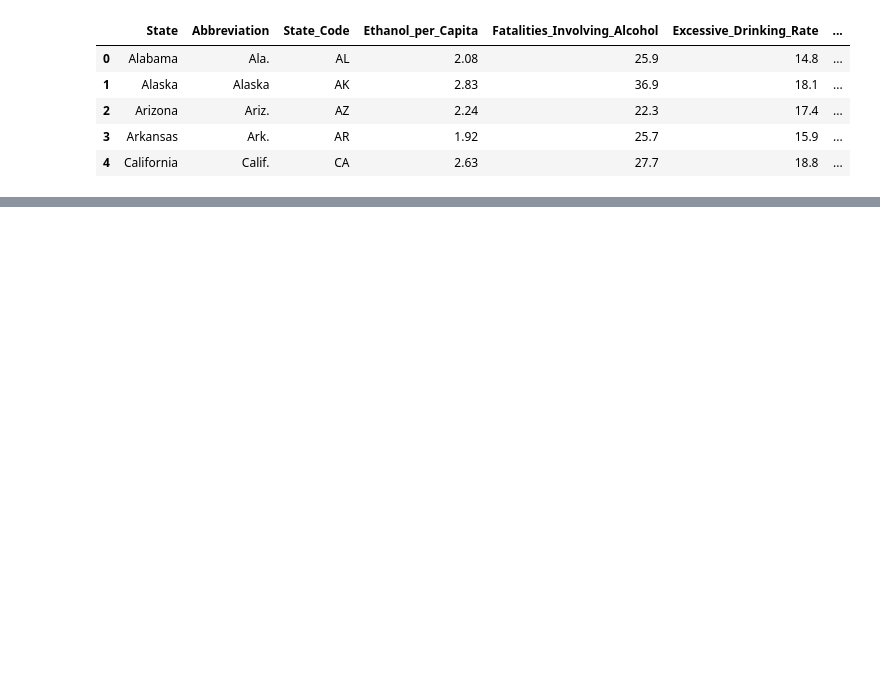
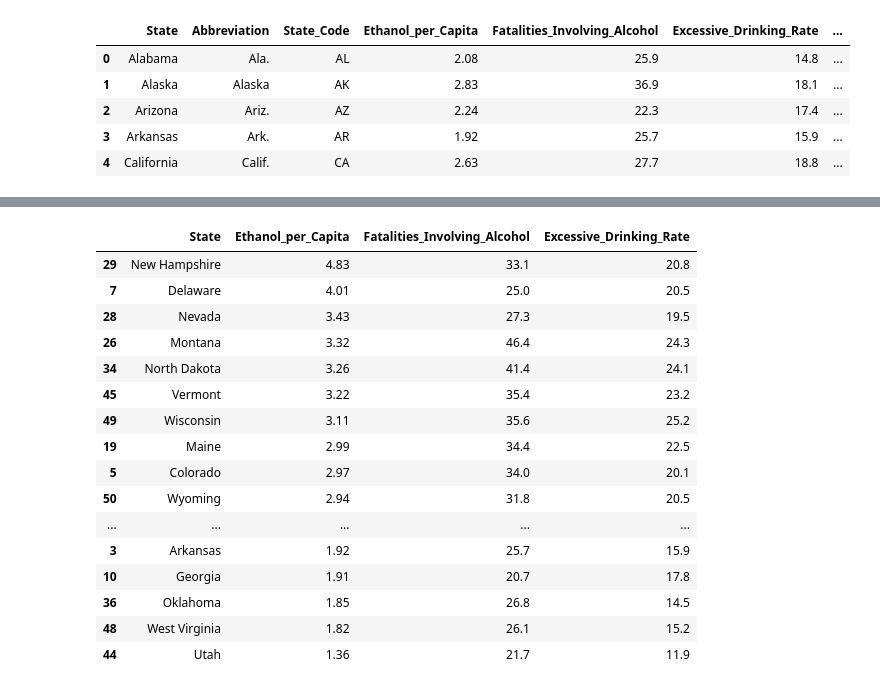
Before and after one commit to UTA-Class-Group-Projects/project_3, a Jupyter notebook: state_taxes.ipynb, the cells around one changed output, grey strips where cells are left out. Cells and saved outputs as stored; diff of their text form; code cells hidden in the pictures; blank space fills up the shorter version.

```diff
--- a/state_taxes.ipynb
+++ b/state_taxes.ipynb
@@ -42,0 +139,23 @@ merged_df.head()
+# %%
+ethical_df = merged_df[['State', 'Ethanol_per_Capita', 'Fatalities_Involving_Alcohol', 'Excessive_Drinking_Rate']].copy()
+ethical_df = ethical_df[ethical_df['State'] != 'District of Columbia']
+ethical_df = ethical_df.sort_values(by = 'Ethanol_per_Capita', ascending = False)
+ethical_df
+# %% [output]
+|  | State | Ethanol_per_Capita | Fatalities_Involving_Alcohol | Excessive_Drinking_Rate |
+| 29 | New Hampshire | 4.83 | 33.1 | 20.8 |
+| 7 | Delaware | 4.01 | 25.0 | 20.5 |
+| 28 | Nevada | 3.43 | 27.3 | 19.5 |
+| 26 | Montana | 3.32 | 46.4 | 24.3 |
+| 34 | North Dakota | 3.26 | 41.4 | 24.1 |
+| 45 | Vermont | 3.22 | 35.4 | 23.2 |
+| 49 | Wisconsin | 3.11 | 35.6 | 25.2 |
+| 19 | Maine | 2.99 | 34.4 | 22.5 |
+| 5 | Colorado | 2.97 | 34.0 | 20.1 |
+| 50 | Wyoming | 2.94 | 31.8 | 20.5 |
+| ... | ... | ... | ... | ... |
+| 3 | Arkansas | 1.92 | 25.7 | 15.9 |
+| 10 | Georgia | 1.91 | 20.7 | 17.8 |
+| 36 | Oklahoma | 1.85 | 26.8 | 14.5 |
+| 48 | West Virginia | 1.82 | 26.1 | 15.2 |
+| 44 | Utah | 1.36 | 21.7 | 11.9 |
```
Also changed, not shown: parts of 8 cells of this notebook.
